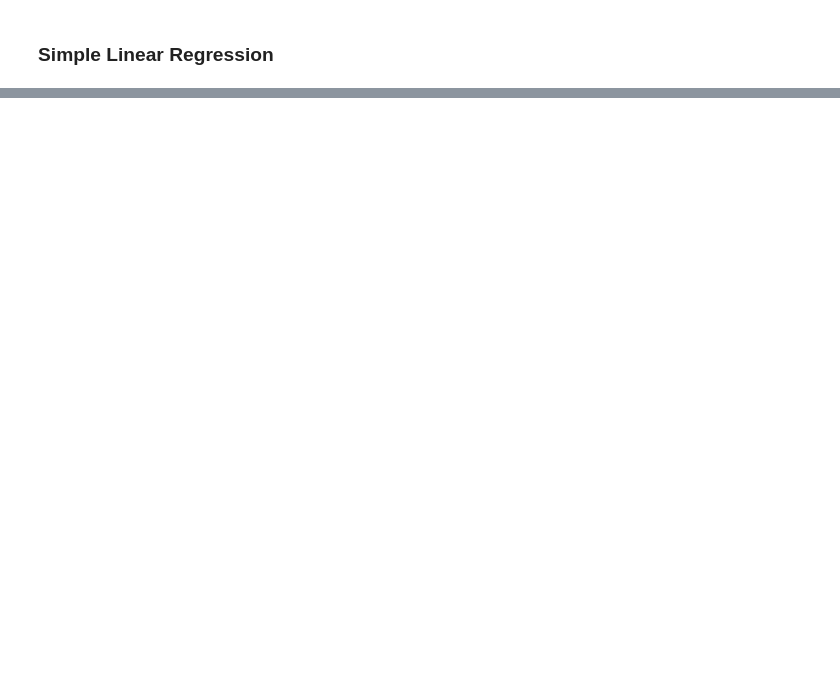
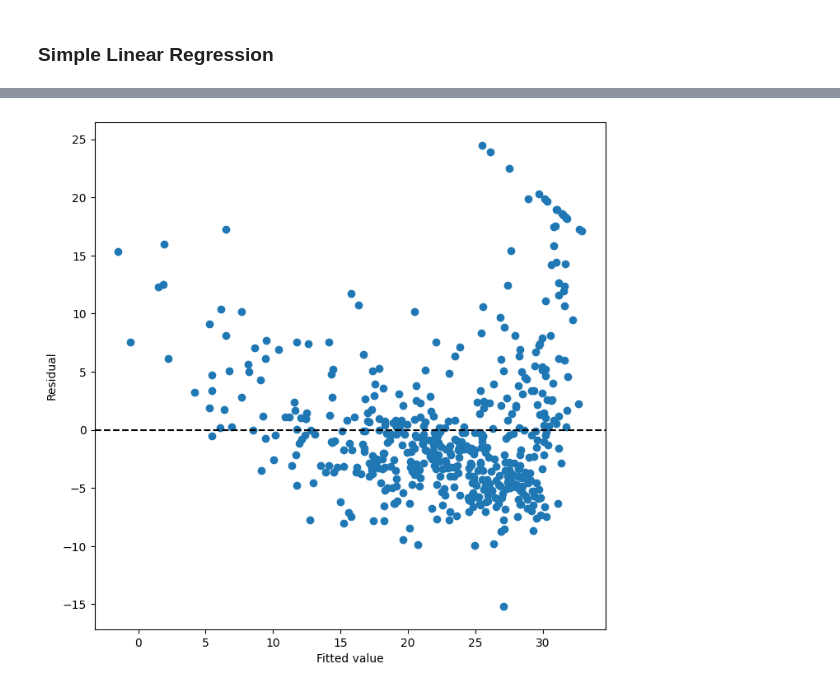
Before and after one commit to Sann-Htet/An-Introduction-to-Statistical-Learning-with-Python, a Jupyter notebook: Chapter-03/simple-linear-regression.ipynb, the cells around one changed output, grey strips where cells are left out. Drawn from its saved outputs; the diff is of its cells as text; code cells hidden in the pictures; blank space fills up the shorter version.

```diff
--- a/Chapter-03/simple-linear-regression.ipynb
+++ b/Chapter-03/simple-linear-regression.ipynb
@@ -55,2 +63,5 @@ NameError: name 'A' is not defined
 # %% [markdown]
 ### Simple Linear Regression
+# %%
+Boston = load_data("Boston")
+Boston.columns
@@ -56,0 +92,4 @@ NameError: name 'A' is not defined
+# %%
+X = pd.DataFrame({'intercept': np.ones(Boston.shape[0]),
+                  'lstat': Boston['lstat']})
+X[:4]
@@ -56,0 +102,4 @@ NameError: name 'A' is not defined
+# %%
+y = Boston['medv']
+model = sm.OLS(y, X)
+results = model.fit()
@@ -56,0 +204,8 @@ NameError: name 'A' is not defined
+# %%
+ax = subplots(figsize=(8, 8))[1]
+ax.scatter(results.fittedvalues, results.resid)
+ax.set_xlabel('Fitted value')
+ax.set_ylabel('Residual')
+ax.axhline(0, c='k', ls='--');
+# %% [output]
+[figure, added]
```
Also changed, not shown: parts of 23 cells of this notebook.
